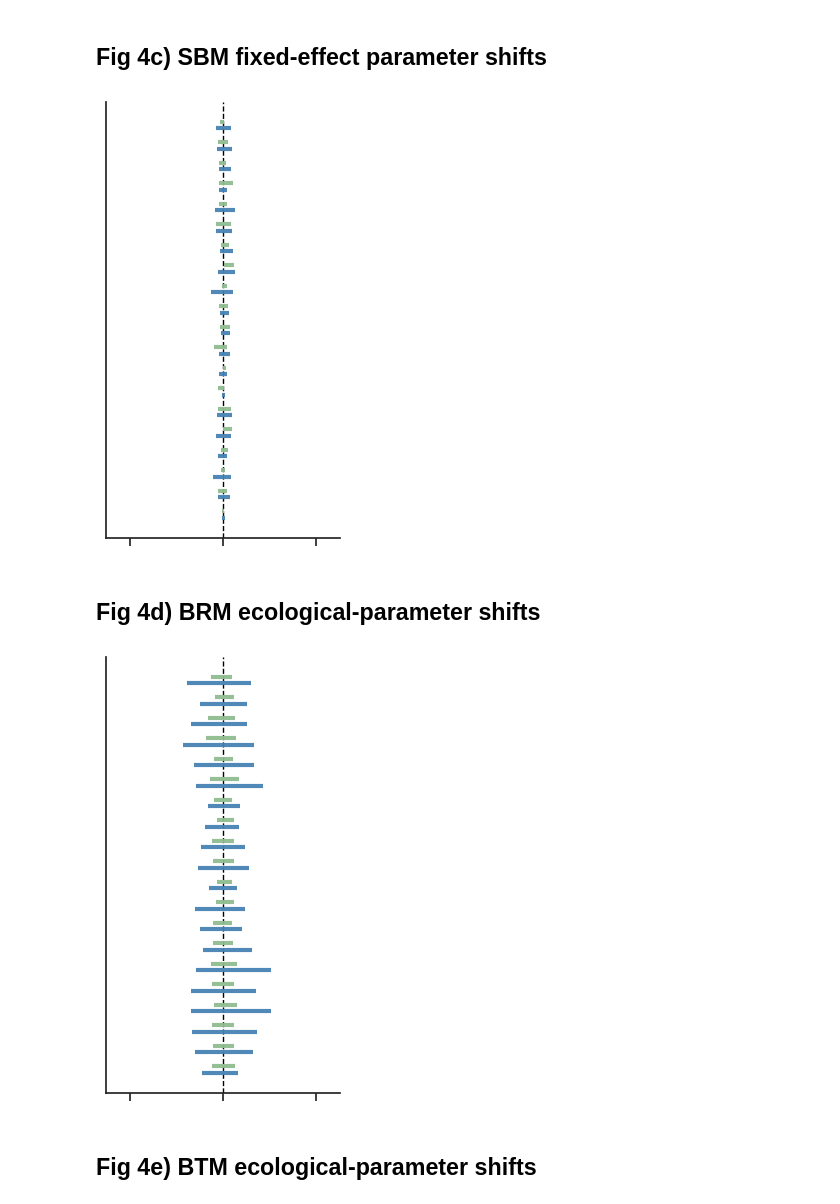
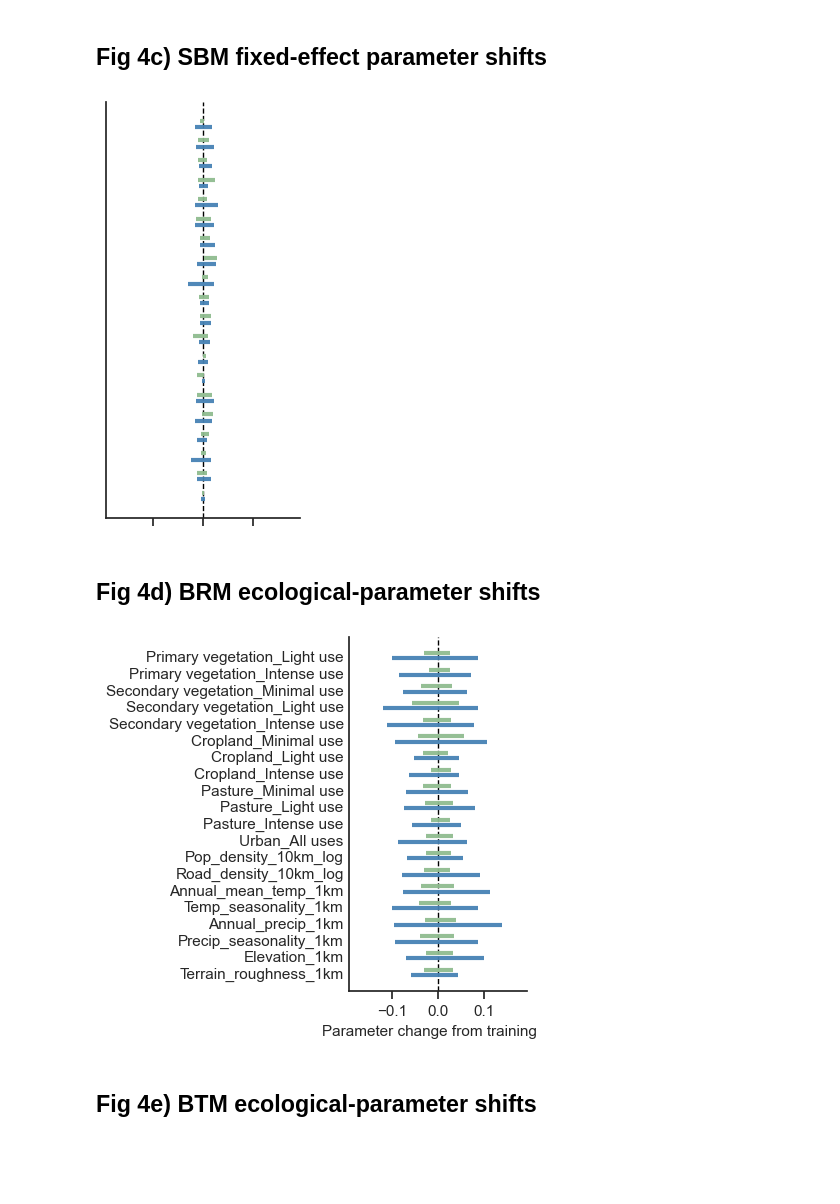
Before and after one commit to j-nystrom/biodiversity-impacts, a Jupyter notebook: notebooks/1_manuscript_main.ipynb, the cells around one changed output. Cells and saved outputs as stored; diff of their text form; code cells hidden in the pictures; blank space fills up the shorter version.

Commit message:
Update manuscript analyses and beta model settings

```diff
--- a/notebooks/1_manuscript_main.ipynb
+++ b/notebooks/1_manuscript_main.ipynb
@@ -1379,4 +1444,4 @@ def plot_effect_panel(
 # %%
 # Shared size for Fig 3c-e and Fig 4c-e forest-style panels.
-effect_forest_figsize = (2.7, 4.8)
+effect_forest_figsize = (2.3, 4.6)
 # %% [markdown]
@@ -1968,7 +2183,7 @@ def build_parameter_spread_table(
     """
     Build Fig 4c-e conditional-shift parameter-change table.
 
-    For each model, CV mode, fold, covariate, and final group where applicable, the datapoint is the fold-training estimate minus the full-training estimate. BHM outputs are read from parameter_summary parquet files; GLMM outputs are read from train_effects JSON files. The plot later summarizes these datapoints with the selected IQR or 5th-95th percentile range.
+    For each model, CV mode, fold, covariate, and final group where applicable, the datapoint is the fold-training estimate minus the full-training estimate. BHM outputs are read from parameter_summary parquet files; GLMM outputs are read from train_effects JSON files. The plot later summarizes these datapoints with the configured spread interval.
     """
     rows = []
     # Compare every fold-training estimate with the corresponding full-training estimate.
@@ -2044,7 +2259,7 @@ fig4_alpha_parameter_spread_table = build_parameter_spread_table(
     cv_folders=alpha_cv_folders,
     training_folders=alpha_training_folders,
 )
-q_low, q_high = effect_intervals[effect_range_interval]
+q_low, q_high = effect_intervals[spread_interval]
 fig4_alpha_parameter_change_interval = fig4_alpha_parameter_spread_table.group_by(
     ["Model", "CV mode", "covariate"]
 ).agg(
@@ -2063,7 +2278,12 @@ fig4_alpha_parameter_change_x_limits = (
     -1.08 * fig4_alpha_parameter_change_limit,
     1.08 * fig4_alpha_parameter_change_limit,
 )
-fig4_alpha_parameter_spread_table.head()
+fig4_alpha_parameter_spread_sample_sizes = (
+    fig4_alpha_parameter_spread_table.group_by(["Model", "CV mode", "covariate"])
+    .agg(pl.len().alias("N"))
+    .sort(["Model", "CV mode", "covariate"])
+)
+display(fig4_alpha_parameter_spread_table.head())
 # %% [output]
 shape: (5, 8)
 | covariate | value | baseline | change | CV mode | Model | fold | group |
@@ -2081,7 +2301,7 @@ def plot_parameter_spread_panel(
     figsize: tuple[float, float] = (4.8, 5.2),
     show_axes_labels_values: bool = True,
     show_legend: bool = True,
-    interval: str = effect_range_interval,
+    interval: str = spread_interval,
     x_limits: tuple[float, float] | None = None,
 ) -> plt.Figure:
     """
@@ -2089,8 +2309,8 @@ def plot_parameter_spread_panel(
 
     Rows are the selected diversity metric's covariates. Each horizontal segment summarizes
     fold-training parameter changes from the full-training fit, with standard
-    and cross-study CV overlaid. The interval argument controls whether IQR or
-    5th-95th percentile ranges are shown. Labels use raw output covariate names.
+    and cross-study CV overlaid. The interval argument uses the same configured
+    spread interval as the effect panels. Labels use raw output covariate names.
     """
     df = parameter_table.filter(pl.col("Model") == model_name).to_pandas()
     terms = [term for term in effect_order if term in set(df["covariate"])]
@@ -2103,15 +2323,11 @@ def plot_parameter_spread_panel(
     summary = (
         df.groupby(["CV mode", "covariate"], as_index=False)["change"]
         .agg(
-            q25=lambda values: np.quantile(values, 0.25),
-            q75=lambda values: np.quantile(values, 0.75),
-            p5=lambda values: np.quantile(values, 0.05),
-            p95=lambda values: np.quantile(values, 0.95),
+            low=lambda values: effect_interval(values.tolist(), interval)[0],
+            high=lambda values: effect_interval(values.tolist(), interval)[1],
         )
         .reset_index()
     )
-    low_col, high_col = ("q25", "q75") if interval == "iqr" else ("p5", "p95")
-
     fig, ax = plt.subplots(figsize=figsize)
     ax.axvline(
         0, color=color_scheme["zero_line"], linestyle="--", linewidth=1, zorder=1
@@ -2124,8 +2340,8 @@ def plot_parameter_spread_panel(
         )
         ax.hlines(
             y=y_summary,
-            xmin=cv_summary[low_col],
-            xmax=cv_summary[high_col],
+            xmin=cv_summary["low"],
+            xmax=cv_summary["high"],
             color=color,
             linewidth=3,
             alpha=0.95,
@@ -2170,16 +2386,16 @@ def plot_parameter_spread_panel(
 # %%
 # Plot Fig 4c as fold-training SBM fixed-effect shifts from the training fit.
 fig4c_sbm_parameter_spread = plot_parameter_spread_panel(
     parameter_table=fig4_alpha_parameter_spread_table,
     model_name="SBM",
     effect_order=alpha_effect_order,
     figsize=effect_forest_figsize,
     show_axes_labels_values=False,
     show_legend=False,
-    interval=effect_range_interval,
+    interval=spread_interval,
     x_limits=fig4_alpha_parameter_change_x_limits,
 )
 # %% [output]
-[figure, old version]
+[figure, new version]
 # %%
 fig4c_sbm_parameter_spread.savefig(
@@ -2197,12 +2413,12 @@ fig4d_brm_parameter_spread = plot_parameter_spread_panel(
     model_name="BRM",
     effect_order=alpha_effect_order,
     figsize=effect_forest_figsize,
-    show_axes_labels_values=False,
+    show_axes_labels_values=True,
     show_legend=False,
-    interval=effect_range_interval,
+    interval=spread_interval,
     x_limits=fig4_alpha_parameter_change_x_limits,
 )
 # %% [output]
-[figure, old version]
+[figure, new version]
 # %%
 fig4d_brm_parameter_spread.savefig(
```
Also changed, not shown: parts of 111 cells of this notebook, 11 other files.
